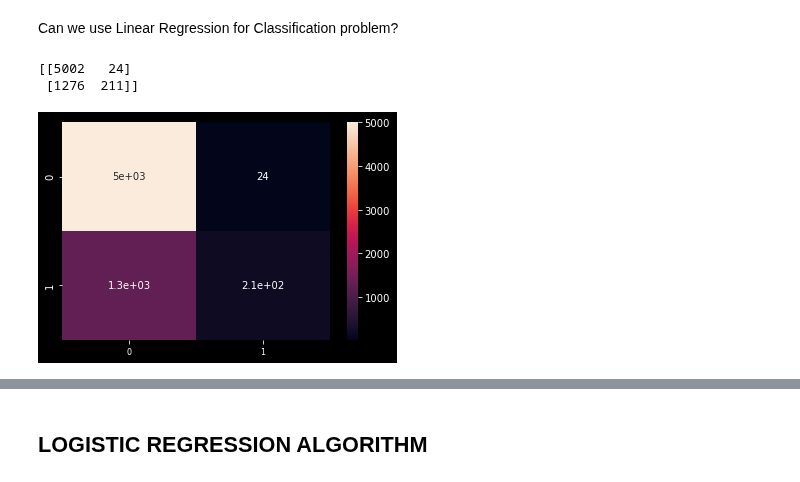
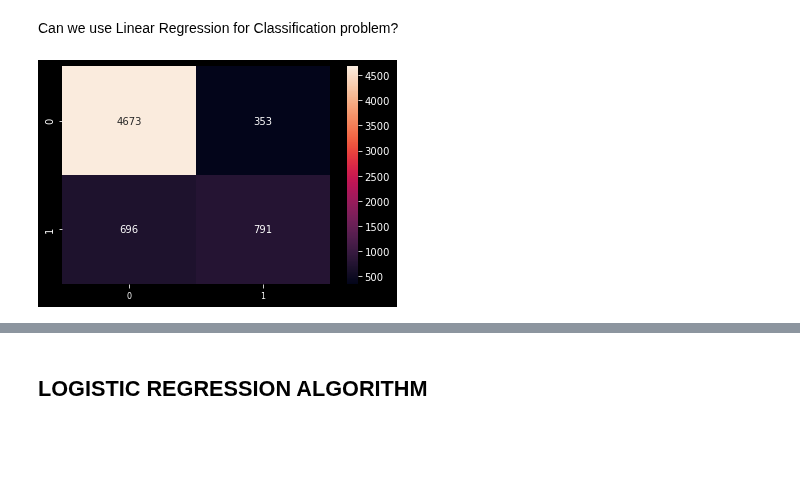
Before and after one commit to agomolka/AdultIncomeAnalysis, a Jupyter notebook: Adult_income_analysis.ipynb, the cells around one changed output, grey strips where cells are left out. Drawn from its saved outputs; the diff is of its cells as text; code cells hidden in the pictures; blank space fills up the shorter version.

Commit message:
Trying to find best cutoff for Linear Regression Classifier

```diff
--- a/Adult_income_analysis.ipynb
+++ b/Adult_income_analysis.ipynb
@@ -729,26 +729,29 @@ class LinearRegression(SklearnLinearRegression):
         y_pred_classes[y_pred > cutoff] = 1
 
         return y_pred_classes, y_test
+# %%
+def ConfusionMatrixForLinearRegression(y_true, y_pred, confusionMatrix = True,
+                                       HeatmapConfusionMatrix = True):
+    #confusion matrix
+    c = confusion_matrix(y_true, y_pred)
+
+    if(confusionMatrix):
+        print(c)
+    if(HeatmapConfusionMatrix):
+        #drawing Plot Confusion Matrix
+        sns.heatmap(c, annot=True, fmt="d")
+        plt.show()
 # %%
 #split dataset into train and test data
 X_train, X_test, y_train, y_test = train_test_split(X, y, test_size=0.2, random_state=1)
 
 #create object of LinearRegression class
 lr = LinearRegression()
 # Fit the classifier to the data
 lr.fit(X=X_train, y=y_train)
 #classifing prediction by threshold 0.7
-y_pred_classes, y_test = lr.predict(X_test, 0.7)
-#confusion matrix
-print(confusion_matrix(y_test, y_pred_classes))
-c = confusion_matrix(y_test, y_pred_classes)
+y_pred_classes, y_test_lr = lr.predict(X_test, 0.5)
 
-#drawing Plot Confusion Matrix
-# plt.figure(figsize = (10,7))
-import seaborn as sn
-sn.heatmap(c, annot=True)
-plt.show()
+ConfusionMatrixForLinearRegression(y_test_lr, y_pred_classes, confusionMatrix = False)
 # %% [output]
-[[5002   24]
- [1276  211]]
-[figure, old version]
+[figure, new version]
```
Also changed, not shown: parts of 3 cells of this notebook.
